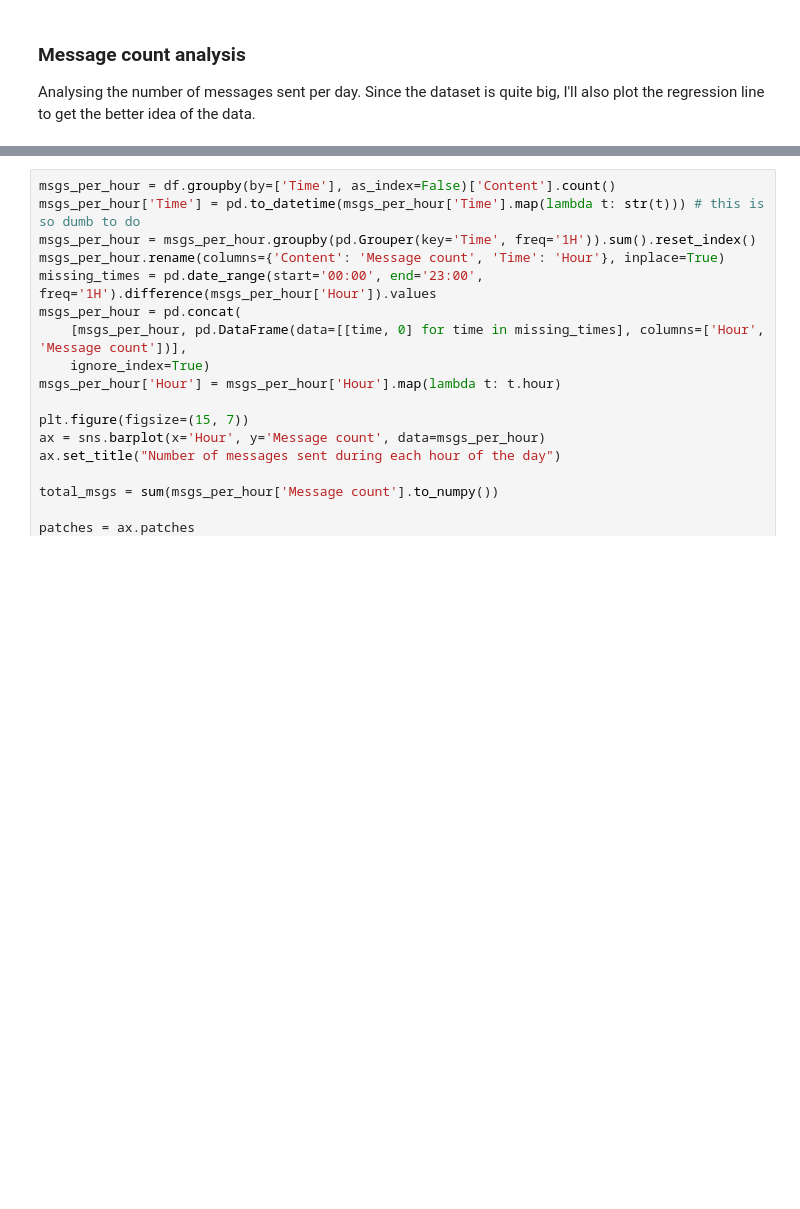
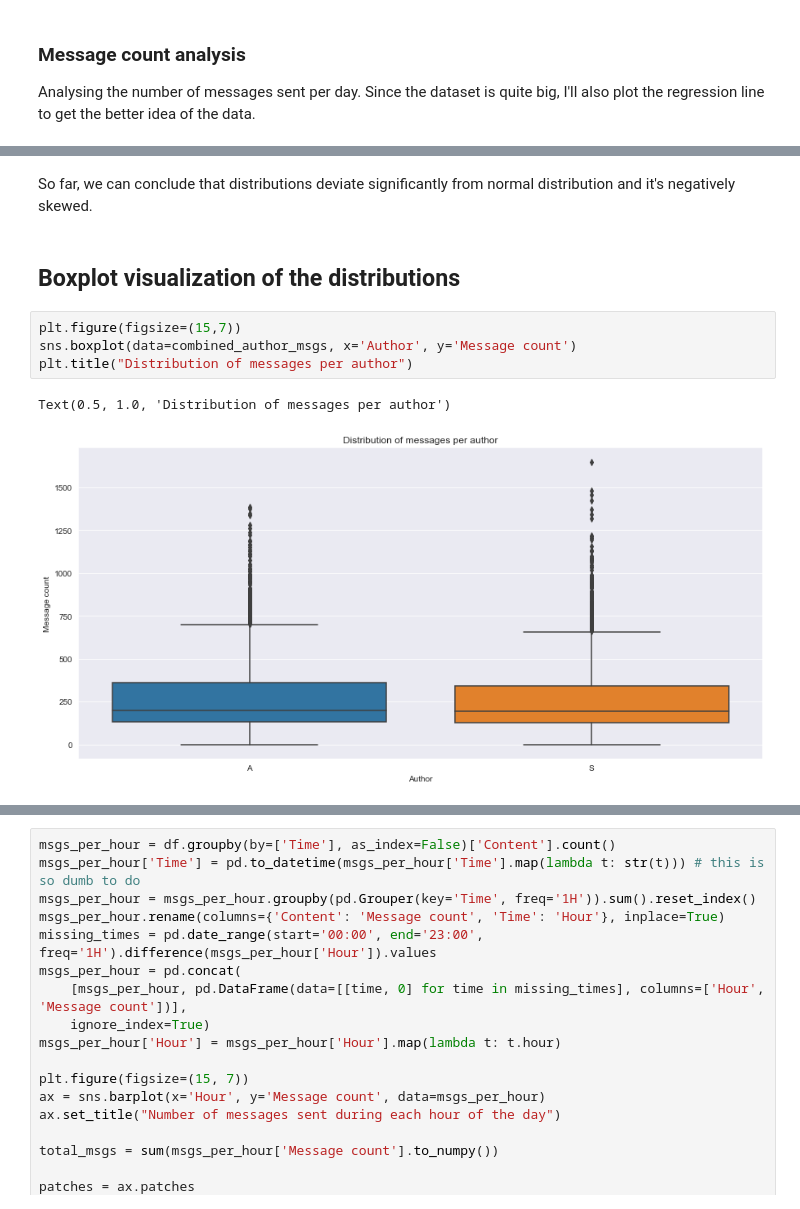
Before and after one commit to ksimicevic/discord-message-analyzer, a Jupyter notebook: discord-analyzer.ipynb, the cells around one changed output, grey strips where cells are left out. Saved outputs shown, nothing was run; the diff lists cells and outputs as text; blank space fills up the shorter version.

```diff
--- a/discord-analyzer.ipynb
+++ b/discord-analyzer.ipynb
@@ -132,0 +191,11 @@ Analysing the number of messages sent each hour during the day.
+# %% [markdown]
+So far, we can conclude that distributions deviate significantly from normal distribution and it's negatively skewed.
+# %% [markdown]
+## Boxplot visualization of the distributions
+# %%
+plt.figure(figsize=(15,7))
+sns.boxplot(data=combined_author_msgs, x='Author', y='Message count')
+plt.title("Distribution of messages per author")
+# %% [output]
+Text(0.5, 1.0, 'Distribution of messages per author')
+[figure, added]
```
Also changed, not shown: parts of 30 cells of this notebook.
